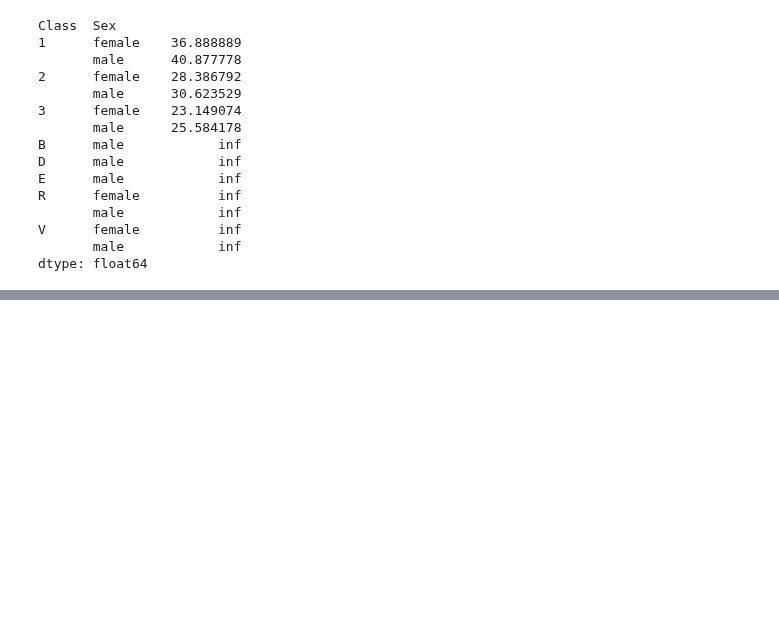
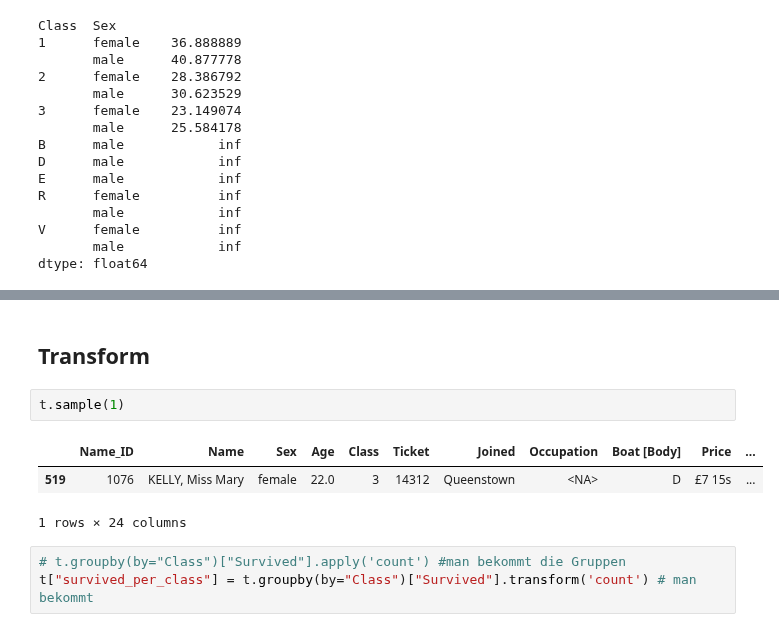
Before and after one commit to OOS-Team/DsKi_DataPreparation, a Jupyter notebook: 1d_Gruppierung.ipynb, the cells around one changed output, grey strips where cells are left out. Drawn from its saved outputs; the diff is of its cells as text; blank space fills up the shorter version.

```diff
--- a/1d_Gruppierung.ipynb
+++ b/1d_Gruppierung.ipynb
@@ -365,0 +413,11 @@ dtype: float64
+# %% [markdown]
+## Transform
+# %%
+t.sample(1)
+# %% [output]
+|  | Name_ID | Name | Sex | Age | Class | Ticket | Joined | Occupation | Boat [Body] | Price | ... |
+| 519 | 1076 | KELLY, Miss Mary | female | 22.0 | 3 | 14312 | Queenstown | <NA> | D | £7 15s | ... |
+1 rows × 24 columns
+# %%
+# t.groupby(by="Class")["Survived"].apply('count') #man bekommt die Gruppen
+t["survived_per_class"] = t.groupby(by="Class")["Survived"].transform('count') # man bekommt
```
Also changed, not shown: parts of 21 cells of this notebook, 4 other files.
